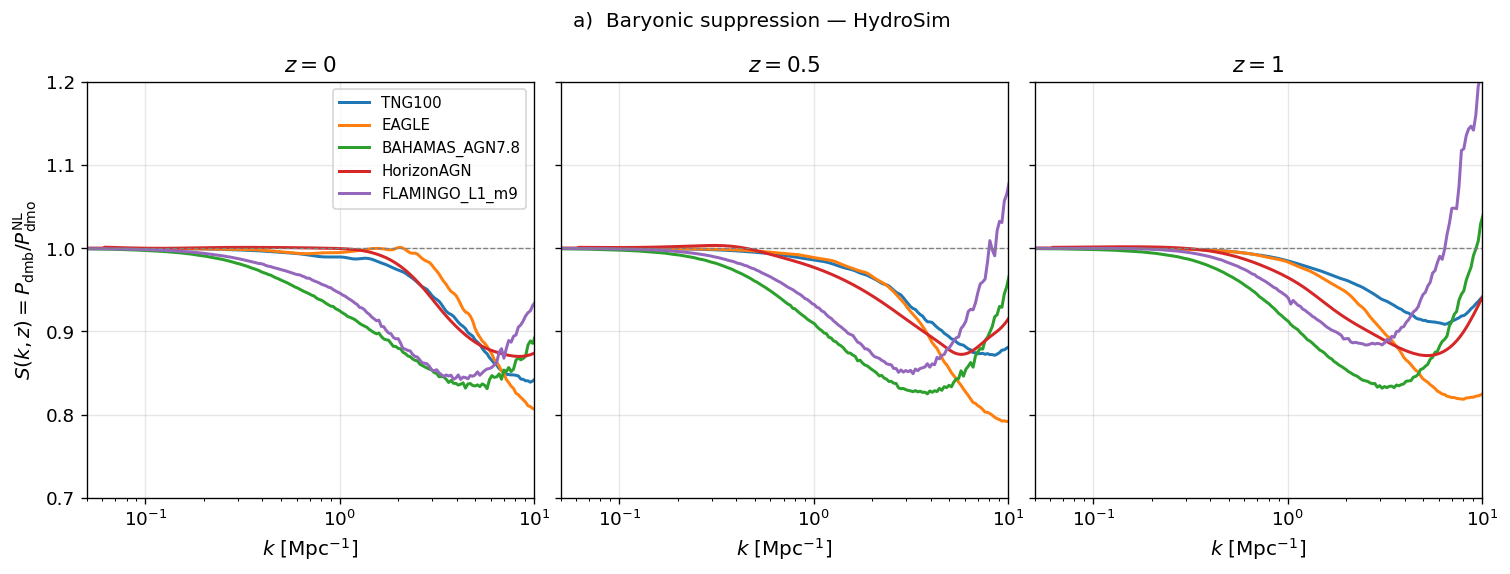
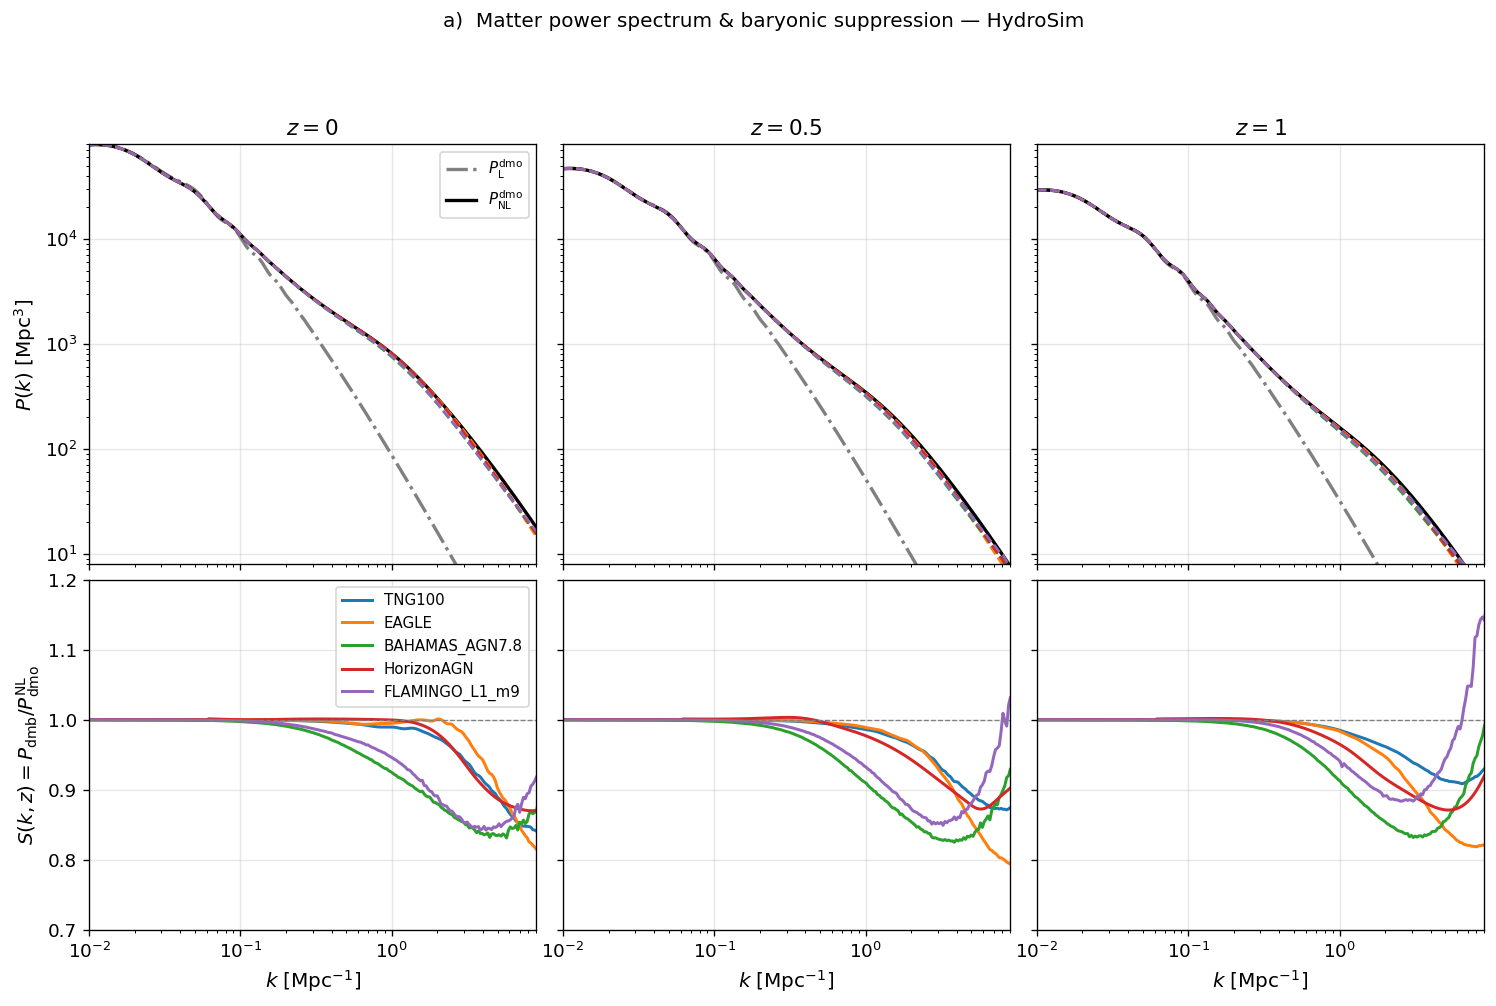
The change to this notebook cell's code, shown as a diff; its figure went from the first image to the second:
--- before
+++ after
@@ -1,19 +1,47 @@
-# ── a) S(k) — three panels, one per redshift ─────────────────────────────────
-fig, axes = plt.subplots(1, 3, figsize=(15, 4.5), sharey=True,
-                         gridspec_kw={'wspace': 0.06})
+# ── a) Matter P(k) + baryonic suppression S(k) — HydroSim ───────────────────
+fig = plt.figure(figsize=(15, 8.5))
+gs  = gridspec.GridSpec(2, 3, figure=fig, hspace=0.04, wspace=0.06,
+                        height_ratios=[1.2, 1.0])
 
-for iz, (ax, zlbl) in enumerate(zip(axes, Z_LABELS)):
+# Build axes — share x within each column, y within each row
+axes_pk, axes_sk = [], []
+for j in range(3):
+    ax_pk = fig.add_subplot(gs[0, j], sharey=(axes_pk[0] if j else None))
+    ax_sk = fig.add_subplot(gs[1, j], sharex=ax_pk,
+                            sharey=(axes_sk[0] if j else None))
+    axes_pk.append(ax_pk)
+    axes_sk.append(ax_sk)
+
+for iz, (ax_pk, ax_sk, zlbl) in enumerate(zip(axes_pk, axes_sk, Z_LABELS)):
+    # ── top row: linear DM, nonlinear DM, baryon+DM ──────────────────────────
+    ax_pk.loglog(k, pk_base['P_L_dmo'][iz], color='gray', ls='-.', lw=2.0,
+                 label=r'$P_{\rm L}^{\rm dmo}$'  if iz == 0 else None)
+    ax_pk.loglog(k, pk_base['P_NL_dmo'][iz], color='black', ls='-', lw=2.0,
+                 label=r'$P_{\rm NL}^{\rm dmo}$' if iz == 0 else None)
+    for ci, sim in enumerate(SIM_NAMES):
+        pk_dmb = pk_base['P_NL_dmo'][iz] * hydro_Sk[sim][iz]
+        ax_pk.loglog(k, pk_dmb, color=COLORS[ci], ls='--', lw=1.5)
+    ax_pk.set_xlim(0.01, 9)
+    ax_pk.set_ylim(8, 8e4)
+    ax_pk.set_title(zlbl, fontsize=13)
+    plt.setp(ax_pk.get_xticklabels(), visible=False)
+    if iz > 0:
+        plt.setp(ax_pk.get_yticklabels(), visible=False)
+
+    # ── bottom row: S(k) ─────────────────────────────────────────────────────
     for ci, sim in enumerate(SIM_NAMES):
         kw = {'label': sim} if iz == 0 else {}
-        ax.semilogx(k, hydro_Sk[sim][iz], color=COLORS[ci], lw=1.8, **kw)
-    ax.axhline(1.0, color='gray', lw=0.8, ls='--')
-    ax.set_xlabel(r'$k$ [Mpc$^{-1}$]')
-    ax.set_xlim(0.05, 10)
-    ax.set_ylim(0.70, 1.2)
-    ax.set_title(zlbl, fontsize=13)
+        ax_sk.semilogx(k, hydro_Sk[sim][iz], color=COLORS[ci], lw=1.8, **kw)
+    ax_sk.axhline(1.0, color='gray', lw=0.8, ls='--')
+    ax_sk.set_xlabel(r'$k$ [Mpc$^{-1}$]')
+    ax_sk.set_ylim(0.70, 1.2)
+    if iz > 0:
+        plt.setp(ax_sk.get_yticklabels(), visible=False)
 
-axes[0].set_ylabel(r'$S(k,z) = P_{\rm dmb}/P^{\rm NL}_{\rm dmo}$')
-axes[0].legend()
-fig.suptitle('a)  Baryonic suppression — HydroSim', y=1.01, fontsize=12)
-fig.tight_layout()
+axes_pk[0].set_ylabel(r'$P(k)$ [Mpc$^3$]')
+axes_pk[0].legend(fontsize=9)
+axes_sk[0].set_ylabel(r'$S(k,z) = P_{\rm dmb}/P^{\rm NL}_{\rm dmo}$')
+axes_sk[0].legend()
+fig.suptitle('a)  Matter power spectrum & baryonic suppression — HydroSim',
+             y=1.01, fontsize=12)
 plt.show()

Commit: option to use halofit